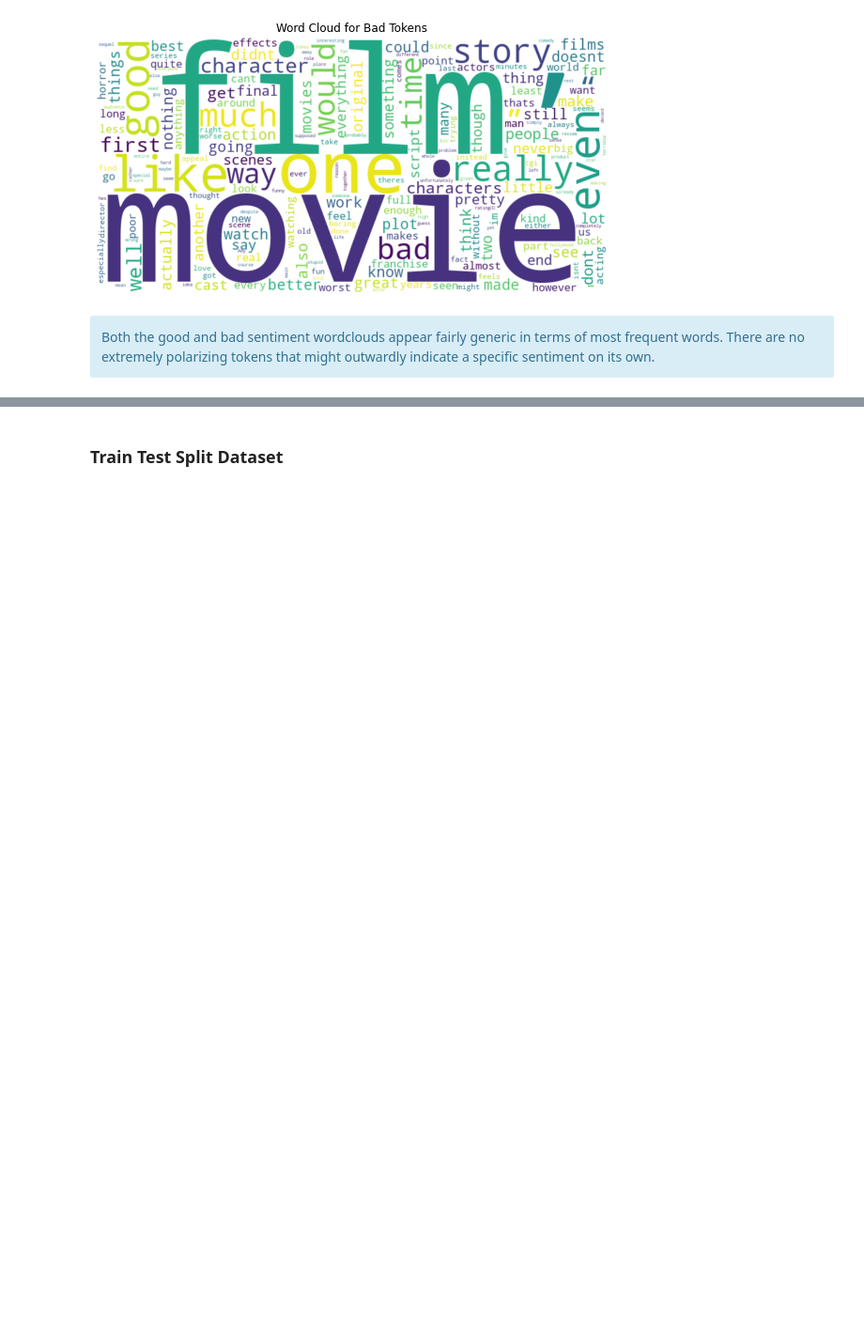
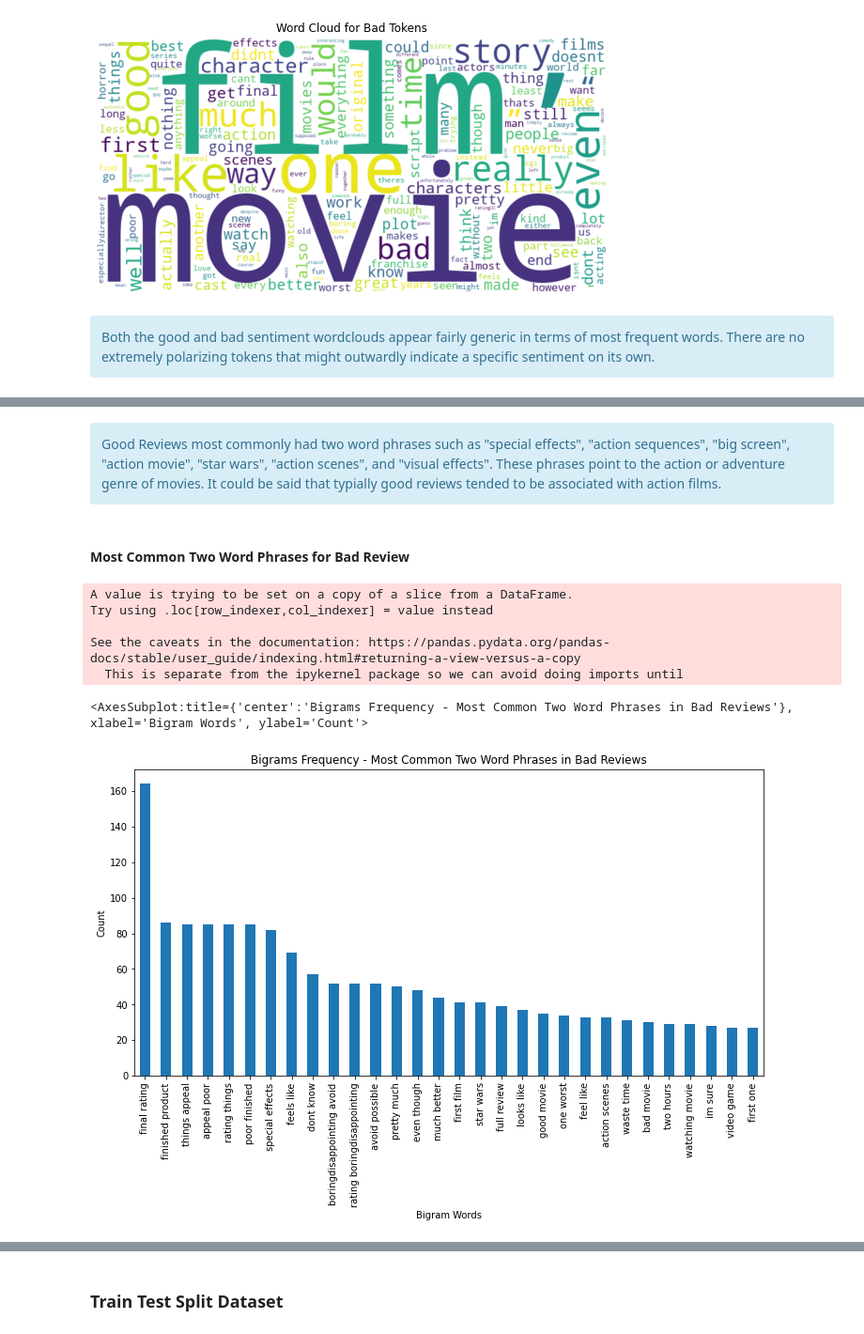
Before and after one commit to connie-chow/Movie-Reviews-Text-Based-Analysis, a Jupyter notebook: movie_analysis.ipynb, the cells around one changed output, grey strips where cells are left out. Shown: that part at 94% size. Drawn from its saved outputs; the diff is of its cells as text; code cells hidden in the pictures; blank space fills up the shorter version.

```diff
--- a/movie_analysis.ipynb
+++ b/movie_analysis.ipynb
@@ -350,0 +358,26 @@ title = "Bar chart of Bigrams Frequency"
+# %% [markdown]
+<div class="alert alert-block alert-info">Good Reviews most commonly had two word phrases such as "special effects", "action sequences", "big screen", "action movie", "star wars", "action scenes", and "visual effects".  These phrases point to the action or adventure genre of movies.  It could be said that typially good reviews tended to be associated with action films.</div>
+# %% [markdown]
+#### Most Common Two Word Phrases for Bad Review
+# %%
+# Get preprocessed tokens as string
+df_bad_reviews = df[df['sentiment']=='bad']
+df_bad_reviews['combined_tokens'] = df_bad_reviews['tokens'].apply(lambda token_list: ' '.join(token_list))
+common_words = get_top_n_bigram(df_bad_reviews['combined_tokens'], 30)
+df2 = pd.DataFrame(common_words, columns=['Text', "Count"])
+
+df2.groupby('Text').sum()['Count'].sort_values(ascending=False).plot(
+kind='bar',
+figsize=(12,6),
+xlabel = "Bigram Words",
+ylabel = "Count",
+title = "Bigrams Frequency - Most Common Two Word Phrases in Bad Reviews"
+)
+# %% [output]
+A value is trying to be set on a copy of a slice from a DataFrame.
+Try using .loc[row_indexer,col_indexer] = value instead
+
+See the caveats in the documentation: https://pandas.pydata.org/pandas-docs/stable/user_guide/indexing.html#returning-a-view-versus-a-copy
+  This is separate from the ipykernel package so we can avoid doing imports until
+<AxesSubplot:title={'center':'Bigrams Frequency - Most Common Two Word Phrases in Bad Reviews'}, xlabel='Bigram Words', ylabel='Count'>
+[figure, added]
```
Also changed, not shown: parts of 3 cells of this notebook.
